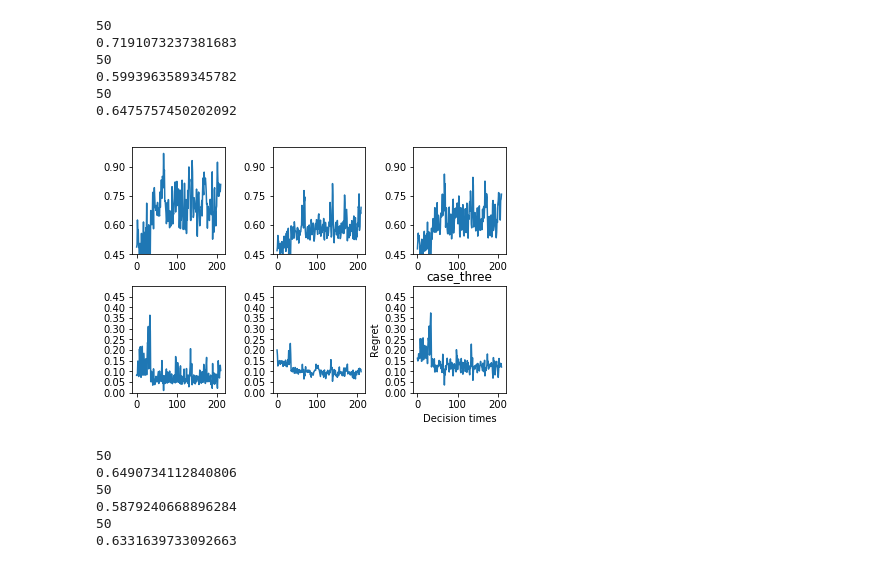
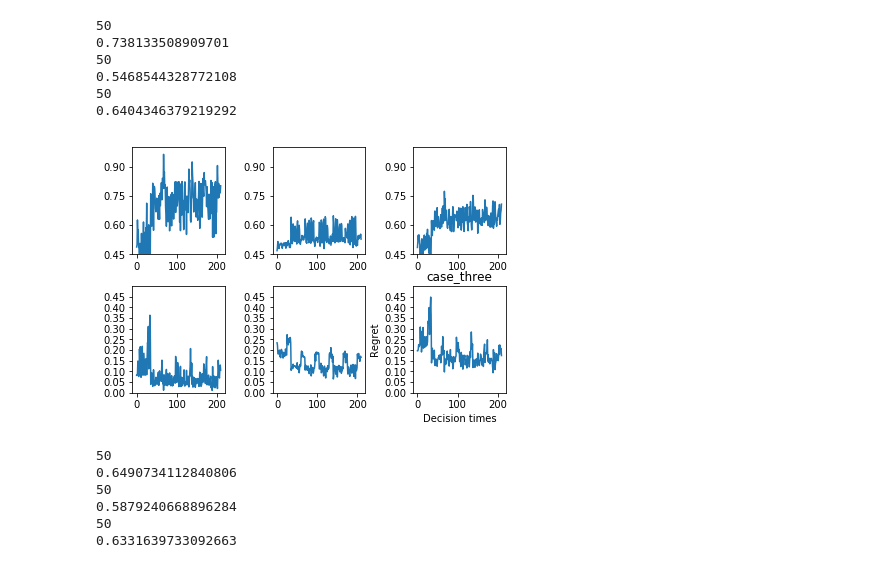
Before and after one commit to StatisticalReinforcementLearningLab/pooling_rl, a Jupyter notebook: evaluation/plot_all.ipynb, the cells around one changed output. Drawn from its saved outputs; the diff is of its cells as text; code cells hidden in the pictures.

```diff
--- a/evaluation/plot_all.ipynb
+++ b/evaluation/plot_all.ipynb
@@ -98,15 +98,15 @@ def plot_all(results_path,pop,update,phrase,ophrase):
 
         plot_and_save_dict(d,case,case,save=False,i=i,ax=ax)
 # %%
-plot_all('../../Downloads/pooling_results/batch/','32',7,'dowloc_4_18','coef')
+plot_all('../../Downloads/pooling_results/batch/','32',7,'dowpreloc_4_18coef','!')
 # %% [output]
 50
-0.7191073237381683
+0.738133508909701
 50
-0.5993963589345782
+0.5468544328772108
 50
-0.6475757450202092
+0.6404346379219292
-[figure, old version]
+[figure, new version]
 # %%
 plot_all('../../Downloads/pooling_results/personalized/','32',7,'dowloc_4_18','coef')
 # %% [output]
```
Also changed, not shown: 1 other file.
